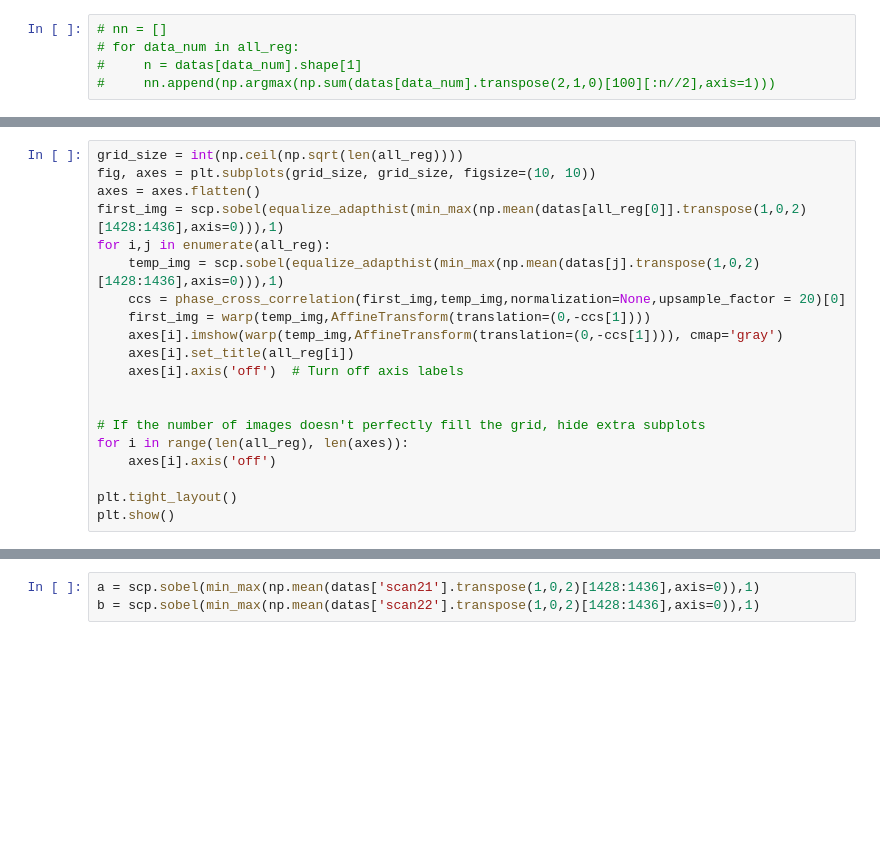
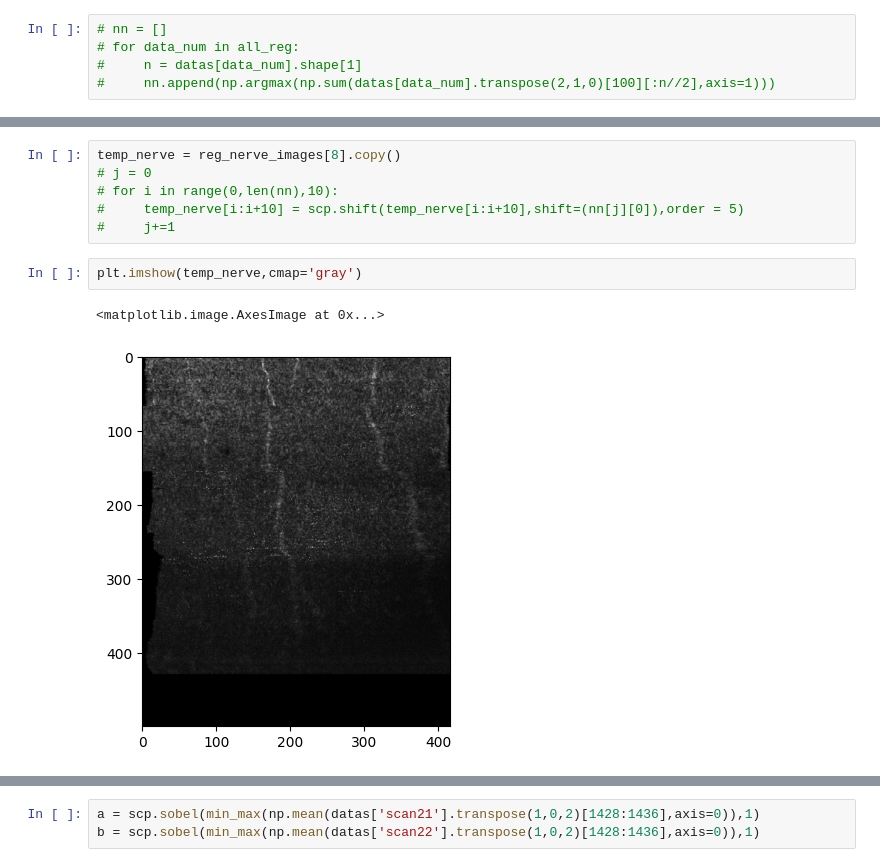
Before and after one commit to AKA2320/OCT_RA, a Jupyter notebook: volume_data/patrice_11_19_2024_timelapse/volume_eye_4.ipynb, the cells around one changed output, grey strips where cells are left out. Cells and saved outputs as stored; diff of their text form; blank space fills up the shorter version.

```diff
--- a/volume_data/patrice_11_19_2024_timelapse/volume_eye_4.ipynb
+++ b/volume_data/patrice_11_19_2024_timelapse/volume_eye_4.ipynb
@@ -458,20 +459,0 @@ plt.show()
-# %%
-grid_size = int(np.ceil(np.sqrt(len(all_reg))))
-fig, axes = plt.subplots(grid_size, grid_size, figsize=(10, 10))
-axes = axes.flatten()
-first_img = scp.sobel(equalize_adapthist(min_max(np.mean(datas[all_reg[0]].transpose(1,0,2)[1428:1436],axis=0))),1)
-for i,j in enumerate(all_reg):
-    temp_img = scp.sobel(equalize_adapthist(min_max(np.mean(datas[j].transpose(1,0,2)[1428:1436],axis=0))),1)
-    ccs = phase_cross_correlation(first_img,temp_img,normalization=None,upsample_factor = 20)[0]
-    first_img = warp(temp_img,AffineTransform(translation=(0,-ccs[1])))
-    axes[i].imshow(warp(temp_img,AffineTransform(translation=(0,-ccs[1]))), cmap='gray')
-    axes[i].set_title(all_reg[i])
-    axes[i].axis('off')  # Turn off axis labels
-
-
-# If the number of images doesn't perfectly fill the grid, hide extra subplots
-for i in range(len(all_reg), len(axes)):
-    axes[i].axis('off')
-
-plt.tight_layout()
-plt.show()
@@ -479,0 +594,11 @@ plt.show()
+# %%
+temp_nerve = reg_nerve_images[8].copy()
+# j = 0
+# for i in range(0,len(nn),10):
+#     temp_nerve[i:i+10] = scp.shift(temp_nerve[i:i+10],shift=(nn[j][0]),order = 5)
+#     j+=1
+# %%
+plt.imshow(temp_nerve,cmap='gray')
+# %% [output]
+<matplotlib.image.AxesImage at 0x...>
+[figure, added]
```
Also changed, not shown: parts of 19 cells of this notebook.
